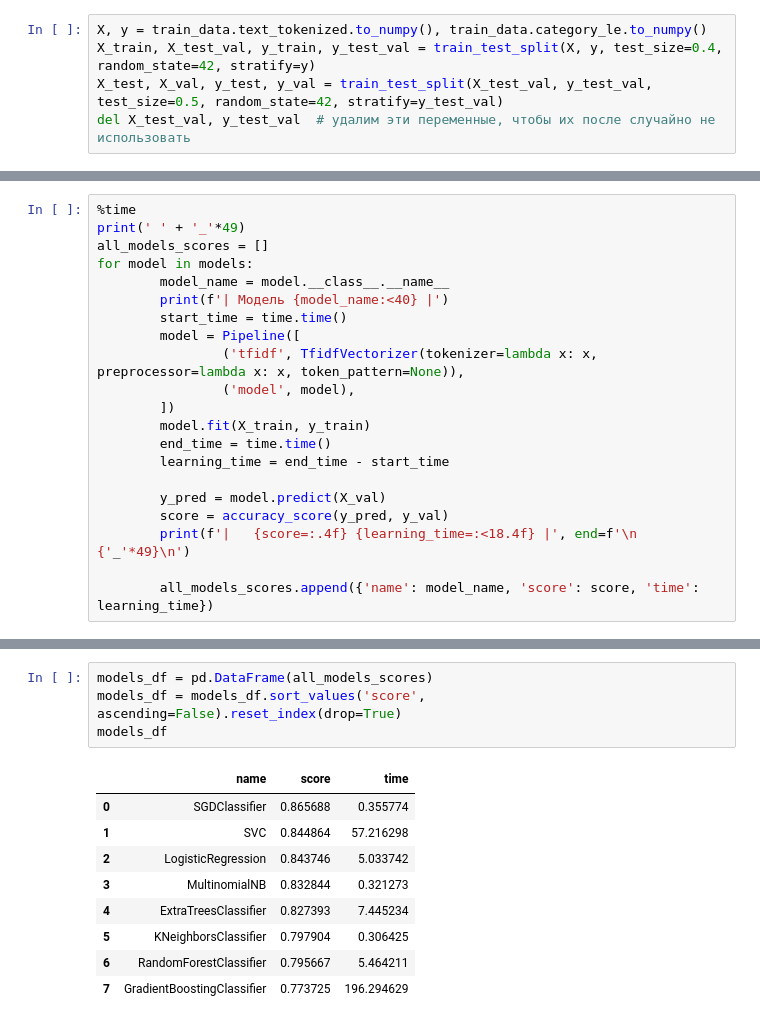
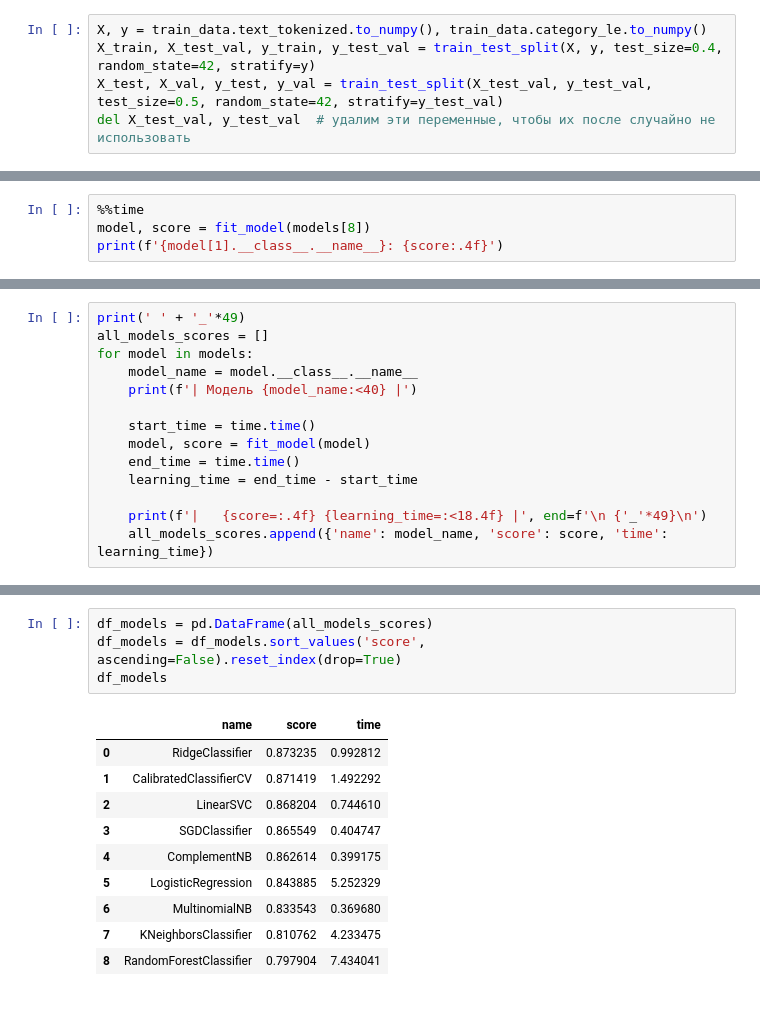
Before and after one commit to kekwak/Coursework-2024, a Jupyter notebook: main.ipynb, the cells around one changed output, grey strips where cells are left out. Drawn from its saved outputs; the diff is of its cells as text.

```diff
--- a/main.ipynb
+++ b/main.ipynb
@@ -375,21 +351,0 @@ models = [
-# %%
-%time
-print(' ' + '_'*49)
-all_models_scores = []
-for model in models:
-        model_name = model.__class__.__name__
-        print(f'| Модель {model_name:<40} |')
-        start_time = time.time()
-        model = Pipeline([
-                ('tfidf', TfidfVectorizer(tokenizer=lambda x: x, preprocessor=lambda x: x, token_pattern=None)),
-                ('model', model),
-        ])
-        model.fit(X_train, y_train)
-        end_time = time.time()
-        learning_time = end_time - start_time
-
-        y_pred = model.predict(X_val)
-        score = accuracy_score(y_pred, y_val)
-        print(f'|   {score=:.4f} {learning_time=:<18.4f} |', end=f'\n {'_'*49}\n')
-
-        all_models_scores.append({'name': model_name, 'score': score, 'time': learning_time})
@@ -413,0 +432,4 @@ Wall time: 7.15 µs
+# %%
+%%time
+model, score = fit_model(models[8])
+print(f'{model[1].__class__.__name__}: {score:.4f}')
@@ -413,0 +442,14 @@ Wall time: 7.15 µs
+# %%
+print(' ' + '_'*49)
+all_models_scores = []
+for model in models:
+    model_name = model.__class__.__name__
+    print(f'| Модель {model_name:<40} |')
+
+    start_time = time.time()
+    model, score = fit_model(model)
+    end_time = time.time()
+    learning_time = end_time - start_time
+
+    print(f'|   {score=:.4f} {learning_time=:<18.4f} |', end=f'\n {'_'*49}\n')
+    all_models_scores.append({'name': model_name, 'score': score, 'time': learning_time})
@@ -414,14 +474,15 @@ Wall time: 7.15 µs
 # %%
-models_df = pd.DataFrame(all_models_scores)
-models_df = models_df.sort_values('score', ascending=False).reset_index(drop=True)
-models_df
+df_models = pd.DataFrame(all_models_scores)
+df_models = df_models.sort_values('score', ascending=False).reset_index(drop=True)
+df_models
 # %% [output]
 |  | name | score | time |
-| 0 | SGDClassifier | 0.865688 | 0.355774 |
-| 1 | SVC | 0.844864 | 57.216298 |
-| 2 | LogisticRegression | 0.843746 | 5.033742 |
-| 3 | MultinomialNB | 0.832844 | 0.321273 |
-| 4 | ExtraTreesClassifier | 0.827393 | 7.445234 |
-| 5 | KNeighborsClassifier | 0.797904 | 0.306425 |
-| 6 | RandomForestClassifier | 0.795667 | 5.464211 |
-| 7 | GradientBoostingClassifier | 0.773725 | 196.294629 |
+| 0 | RidgeClassifier | 0.873235 | 0.992812 |
+| 1 | CalibratedClassifierCV | 0.871419 | 1.492292 |
+| 2 | LinearSVC | 0.868204 | 0.744610 |
+| 3 | SGDClassifier | 0.865549 | 0.404747 |
+| 4 | ComplementNB | 0.862614 | 0.399175 |
+| 5 | LogisticRegression | 0.843885 | 5.252329 |
+| 6 | MultinomialNB | 0.833543 | 0.369680 |
+| 7 | KNeighborsClassifier | 0.810762 | 4.233475 |
+| 8 | RandomForestClassifier | 0.797904 | 7.434041 |
```
Also changed, not shown: parts of 77 cells of this notebook.
